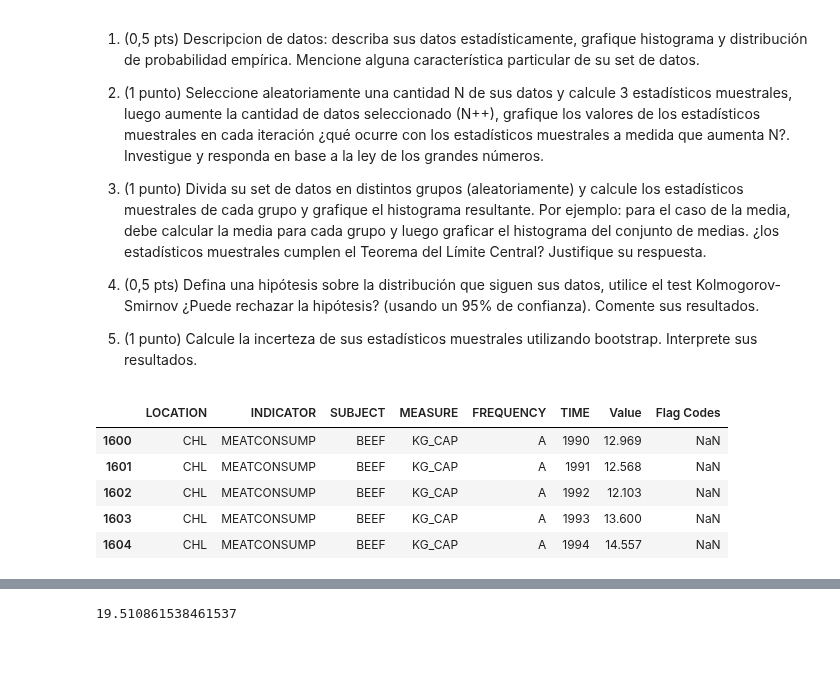
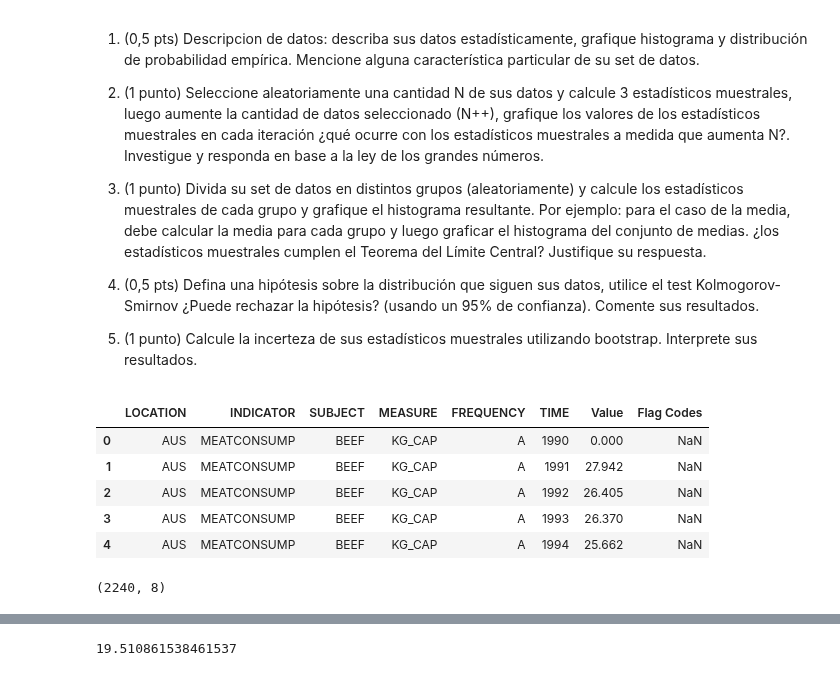
Before and after one commit to estebantejeda/INFO274, a Jupyter notebook: Proyecto/Proyecto_Unidad1.ipynb, the cells around one changed output, grey strips where cells are left out. Drawn from its saved outputs; the diff is of its cells as text; code cells hidden in the pictures.

```diff
--- a/Proyecto/Proyecto_Unidad1.ipynb
+++ b/Proyecto/Proyecto_Unidad1.ipynb
@@ -388,3 +389,11 @@ Ejemplo de repositorio de datos climáticos: www.cr2.cl
 5. (1 punto) Calcule la incerteza de sus estadísticos muestrales utilizando bootstrap. Interprete sus resultados.
 # %%
 datos = pd.read_csv("DP_LIVE_03102021210904857.csv")
+datos.head()
+# %% [output]
+|  | LOCATION | INDICATOR | SUBJECT | MEASURE | FREQUENCY | TIME | Value | Flag Codes |
+| 0 | AUS | MEATCONSUMP | BEEF | KG_CAP | A | 1990 | 0.000 | NaN |
+| 1 | AUS | MEATCONSUMP | BEEF | KG_CAP | A | 1991 | 27.942 | NaN |
+| 2 | AUS | MEATCONSUMP | BEEF | KG_CAP | A | 1992 | 26.405 | NaN |
+| 3 | AUS | MEATCONSUMP | BEEF | KG_CAP | A | 1993 | 26.370 | NaN |
+| 4 | AUS | MEATCONSUMP | BEEF | KG_CAP | A | 1994 | 25.662 | NaN |
@@ -391,13 +416,8 @@ datos = pd.read_csv("DP_LIVE_03102021210904857.csv")
 # %%
-data = datos[datos["LOCATION"]=="CHL"]
-data.head()
+data = datos[(datos.LOCATION.isin(['ARG,''BRA', 'CHL','COL','PER','PRY','MEX','CAN','USA']))]
+data.shape
 # %% [output]
-|  | LOCATION | INDICATOR | SUBJECT | MEASURE | FREQUENCY | TIME | Value | Flag Codes |
-| 1600 | CHL | MEATCONSUMP | BEEF | KG_CAP | A | 1990 | 12.969 | NaN |
-| 1601 | CHL | MEATCONSUMP | BEEF | KG_CAP | A | 1991 | 12.568 | NaN |
-| 1602 | CHL | MEATCONSUMP | BEEF | KG_CAP | A | 1992 | 12.103 | NaN |
-| 1603 | CHL | MEATCONSUMP | BEEF | KG_CAP | A | 1993 | 13.600 | NaN |
-| 1604 | CHL | MEATCONSUMP | BEEF | KG_CAP | A | 1994 | 14.557 | NaN |
+(2240, 8)
 # %%
 data_a = pd.get_dummies(data, columns=['SUBJECT'])
 data_b = data_a[data_a["MEASURE"]=="KG_CAP"]
```
Also changed, not shown: parts of 11 cells of this notebook.
